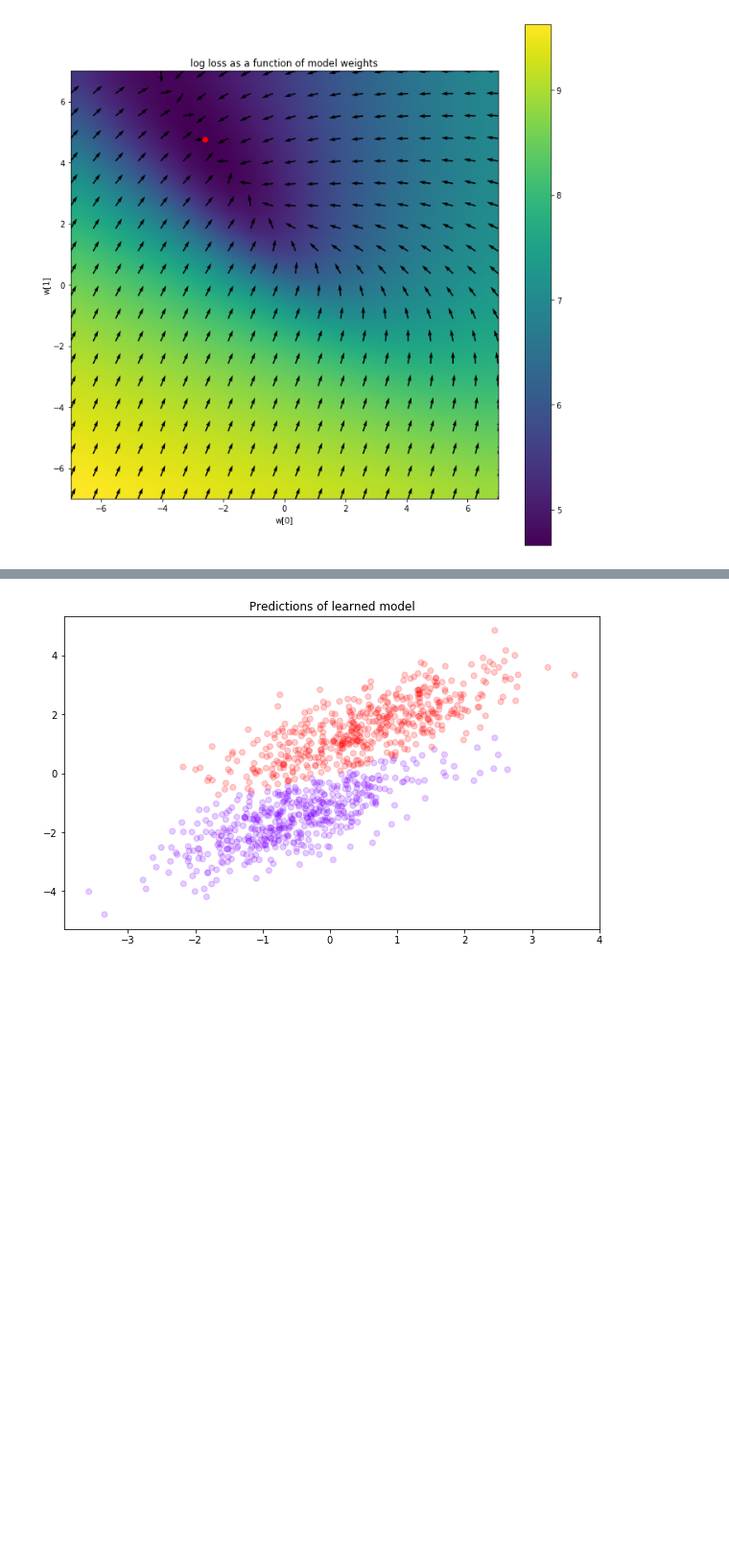
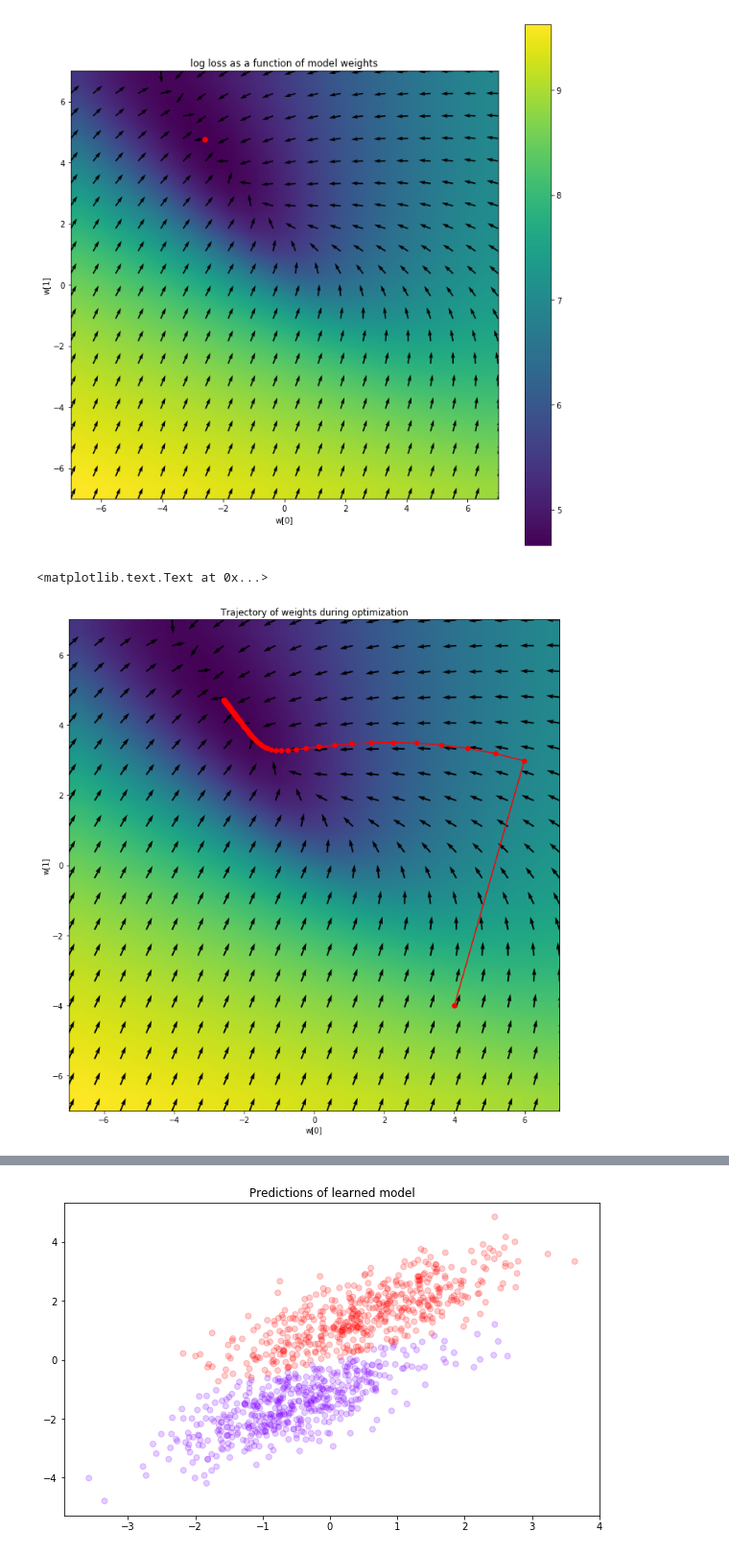
Before and after one commit to lewfish/neural-networks-tutorial, a Jupyter notebook: notebooks/1_logistic_regression.ipynb, the cells around one changed output, grey strips where cells are left out. Shown at 96% size. Cells and saved outputs as stored; diff of their text form; code cells hidden in the pictures; blank space fills up the shorter version.

```diff
--- a/notebooks/1_logistic_regression.ipynb
+++ b/notebooks/1_logistic_regression.ipynb
@@ -138,3 +145,15 @@ w, losses = optimize_weights(init_w, learning_rate, steps)
+# %%
+# Plot the trajectory of the weights
+plt.figure(figsize=(12, 12))
+plt.imshow(np.flipud(np.log(losses)), interpolation='bilinear', extent=(wmin, wmax, wmin, wmax))
+plt.quiver(mx, my, grads0, grads1)
+plt.plot(opt_weights[:, 0], opt_weights[:, 1], '-o', color='red')
+plt.xlabel('w[0]')
+plt.ylabel('w[1]')
+plt.title('Trajectory of weights during optimization')
+# %% [output]
+<matplotlib.text.Text at 0x...>
+[figure, added]
 # %%
 print(w)
 
```
Also changed, not shown: parts of 9 cells of this notebook.
